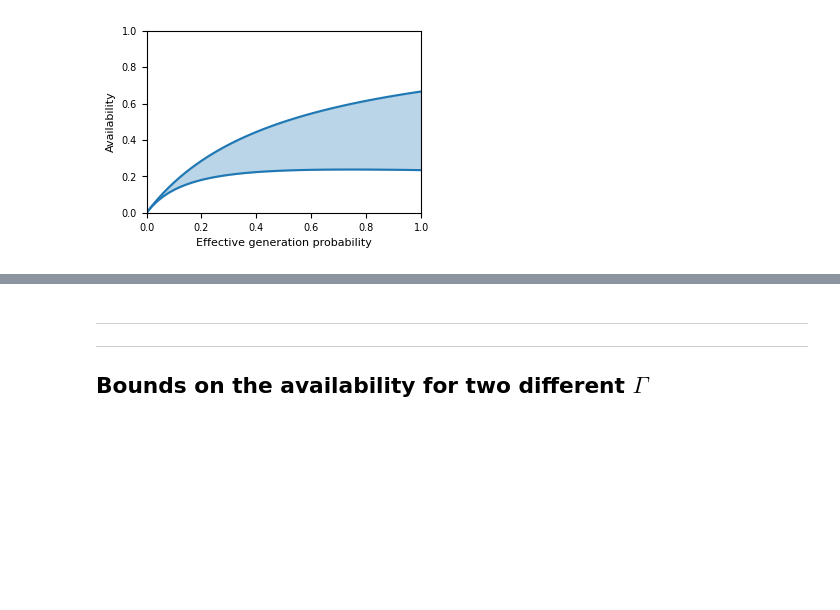
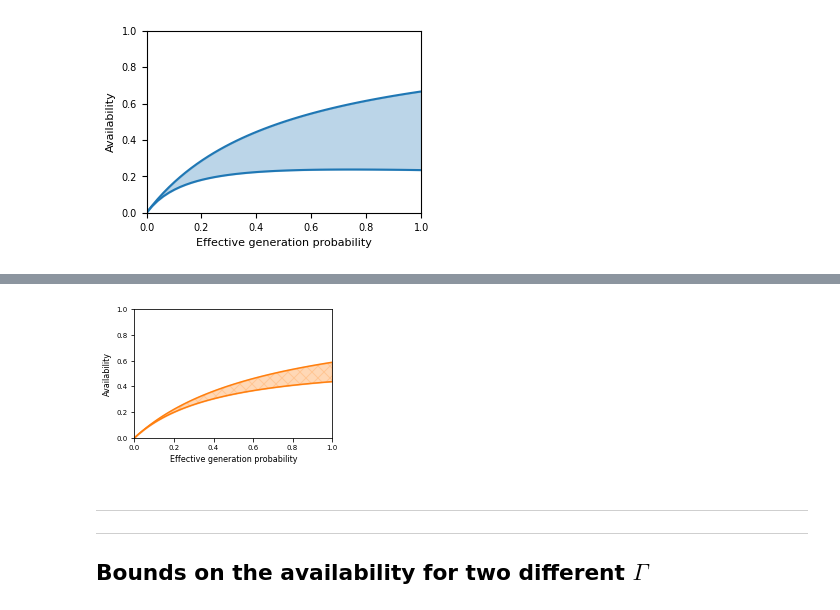
Before and after one commit to AlvaroGI/buffering-1GnB, a Jupyter notebook: RESULTS-bounds-availability.ipynb, the cells around one changed output, grey strips where cells are left out. Drawn from its saved outputs; the diff is of its cells as text; code cells hidden in the pictures; blank space fills up the shorter version.

```diff
--- a/RESULTS-bounds-availability.ipynb
+++ b/RESULTS-bounds-availability.ipynb
@@ -97,3 +101,96 @@ else:
+# %%
+# x-axis
+varying_param = 'x' #'n' #
+varying_array = np.linspace(0,1,50) #np.arange(1,50) #
+
+# Parameters
+p_gen = 0.1
+n = 5
+p_con = 0.7
+Gamma = 1
+
+savefig = True
+# %%
+Gamma_vec = [Gamma]
+upp_vec = [[] for _ in Gamma_vec]
+low_vec = [[] for _ in Gamma_vec]
+
+for idx_Gamma, Gamma in enumerate(Gamma_vec):
+    for varying_value in varying_array:
+        if varying_param == 'x':
+            x = varying_value
+        elif varying_param == 'p_gen':
+            p_gen = varying_value
+            x = 1 - (1-p_gen)**n
+        elif varying_param == 'n':
+            n = varying_value
+            x = 1 - (1-p_gen)**n
+        elif varying_param == 'p_con':
+            p_con = varying_value
+
+        gamma = np.exp(Gamma)-1
+        xi = (gamma+p_con)*p_con
+        xi1 = 1 + 2*gamma + (2-gamma)*p_con - 2*p_con**2
+        xi2 = 2*(1-p_con)**2
+
+        upper_bound = x / (x+p_con)
+        lower_bound = x*(gamma+p_con) / (xi + xi1*x + xi2*x**2)
+
+        upp_vec[idx_Gamma] += [upper_bound]
+        low_vec[idx_Gamma] += [lower_bound]
+
+## PLOT ##
+xfig = 9 # cm
+yfig = 6 # cm
+fontsize_labels = 8
+colors = ['tab:orange']
+hatches = ['xx']
+
+# Plot
+fig, ax = plt.subplots(figsize=(xfig/2.54, yfig/2.54))
+for idx_Gamma, Gamma in enumerate(Gamma_vec):
+    plt.plot(varying_array, upp_vec[idx_Gamma], color=colors[idx_Gamma])
+    plt.plot(varying_array, low_vec[idx_Gamma], color=colors[idx_Gamma])
+    plt.fill_between(varying_array, upp_vec[idx_Gamma], low_vec[idx_Gamma],
+                     color=colors[idx_Gamma], alpha=0.3)
+    plt.fill_between(varying_array, upp_vec[idx_Gamma], low_vec[idx_Gamma], hatch=hatches[idx_Gamma],
+                     color='None', edgecolor=colors[idx_Gamma], alpha=0.2,
+                     label=r'Noise: $\Gamma=$%s'%Gamma)
+
+# Limits
+plt.xlim([varying_array[0],varying_array[-1]])
+plt.ylim([0,1])
+
+# Labels and ticks
+if varying_param == 'x':
+    xlab = 'Effective generation probability'
+elif varying_param == 'p_gen':
+    xlab = 'Generation probability'
+elif varying_param == 'n':
+    xlab = 'Number of B memories'
+elif varying_param == 'p_con':
+    xlab = 'Probability of consumption'
+elif varying_param == 'Gamma':
+    xlab = r'Noise $\Gamma$'
+plt.xlabel(xlab, fontsize=fontsize_labels)
+plt.ylabel('Availability', fontsize=fontsize_labels)
+ax.tick_params(labelsize=fontsize_labels-1)
+
+
+if savefig:
+
+    if varying_param == 'x':
+        filename = 'figs/bounds-A-vs-%s-Gamma%.3f-pcon%.3f.pdf'%(varying_param, Gamma, p_con)
+    elif varying_param == 'n':
+        filename = 'figs/bounds-A-vs-%s-pgen%.3f-pcon%.3f.pdf'%(varying_param,
+                                                            p_gen, p_con)
+    else:
+        filename = 'figs/bounds-A-vs-%s-pgen%.3f-n%d-pcon%.3f.pdf'%(varying_param, p_gen, n, p_con)
+    plt.savefig(filename, dpi=300, bbox_inches='tight')
+else:
+    plt.show()
+# %% [output]
+[figure, added]
 # %% [markdown]
 ---
 ---
```
Also changed, not shown: parts of 1 cell of this notebook.
